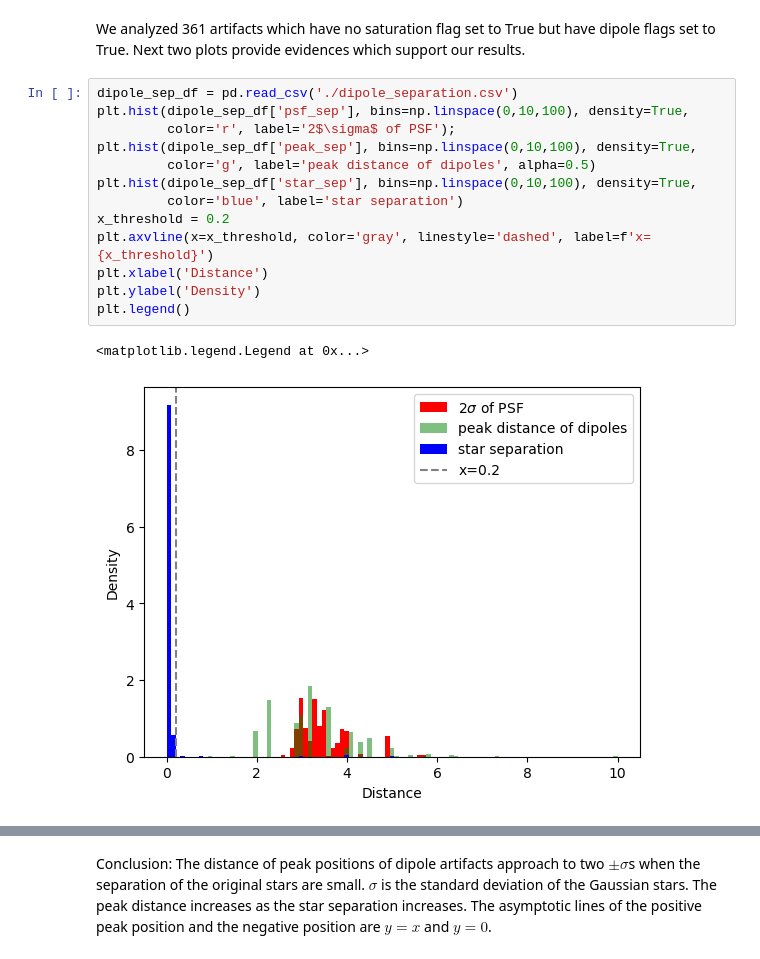
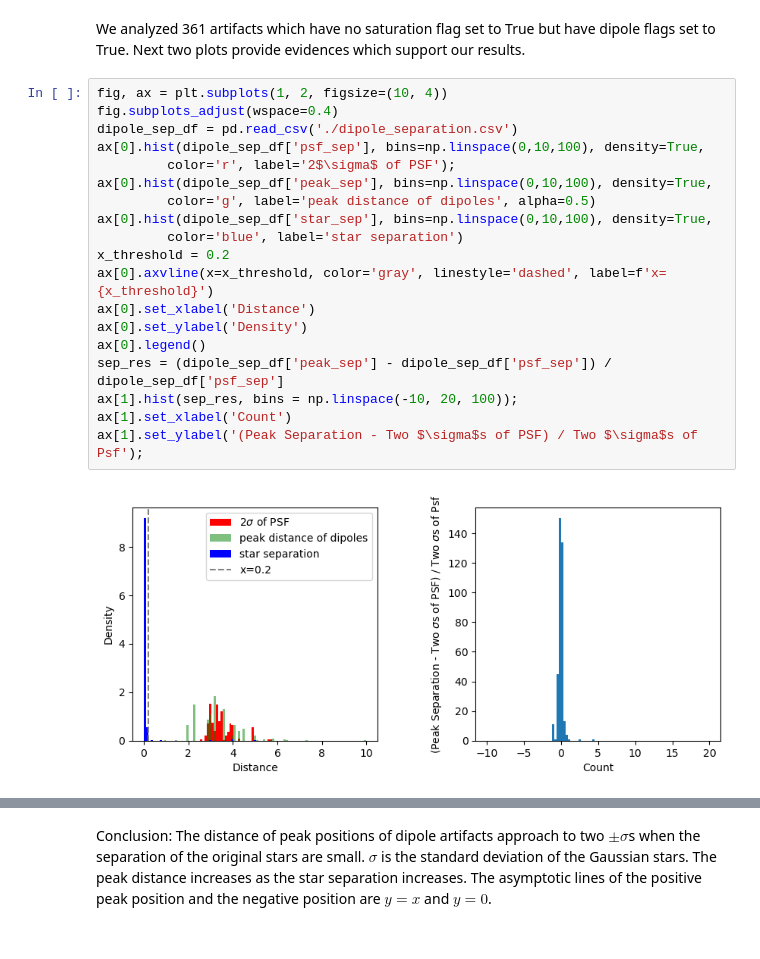
Before and after one commit to LSSTDESC/dia_improvement, a Jupyter notebook: devel/dipoe_separation_within_one_pixel.ipynb, the cells around one changed output, grey strips where cells are left out. Cells and saved outputs as stored; diff of their text form.

```diff
--- a/devel/dipoe_separation_within_one_pixel.ipynb
+++ b/devel/dipoe_separation_within_one_pixel.ipynb
@@ -365,18 +365,23 @@ df.to_csv('dipole_separation.csv', index=False)
 # %% [markdown]
 We analyzed 361 artifacts which have no saturation flag set to True but have dipole flags set to True. Next two plots provide evidences which support our results.
 # %%
+fig, ax = plt.subplots(1, 2, figsize=(10, 4))
+fig.subplots_adjust(wspace=0.4)
 dipole_sep_df = pd.read_csv('./dipole_separation.csv')
-plt.hist(dipole_sep_df['psf_sep'], bins=np.linspace(0,10,100), density=True,
+ax[0].hist(dipole_sep_df['psf_sep'], bins=np.linspace(0,10,100), density=True,
          color='r', label='2$\sigma$ of PSF');
-plt.hist(dipole_sep_df['peak_sep'], bins=np.linspace(0,10,100), density=True,
+ax[0].hist(dipole_sep_df['peak_sep'], bins=np.linspace(0,10,100), density=True,
          color='g', label='peak distance of dipoles', alpha=0.5)
-plt.hist(dipole_sep_df['star_sep'], bins=np.linspace(0,10,100), density=True,
+ax[0].hist(dipole_sep_df['star_sep'], bins=np.linspace(0,10,100), density=True,
          color='blue', label='star separation')
 x_threshold = 0.2
-plt.axvline(x=x_threshold, color='gray', linestyle='dashed', label=f'x={x_threshold}')
-plt.xlabel('Distance')
-plt.ylabel('Density')
-plt.legend()
+ax[0].axvline(x=x_threshold, color='gray', linestyle='dashed', label=f'x={x_threshold}')
+ax[0].set_xlabel('Distance')
+ax[0].set_ylabel('Density')
+ax[0].legend()
+sep_res = (dipole_sep_df['peak_sep'] - dipole_sep_df['psf_sep']) / dipole_sep_df['psf_sep']
+ax[1].hist(sep_res, bins = np.linspace(-10, 20, 100));
+ax[1].set_xlabel('Count')
+ax[1].set_ylabel('(Peak Separation - Two $\sigma$s of PSF) / Two $\sigma$s of Psf');
 # %% [output]
-<matplotlib.legend.Legend at 0x...>
-[figure, old version]
+[figure, new version]
```
Also changed, not shown: parts of 1 cell of this notebook.
